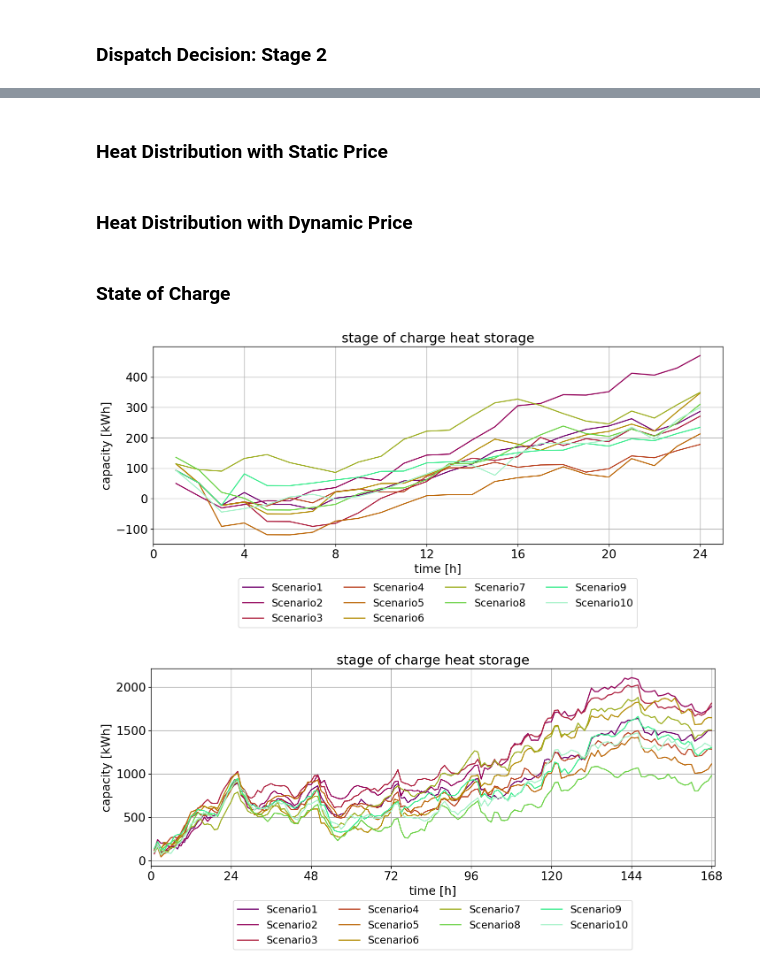
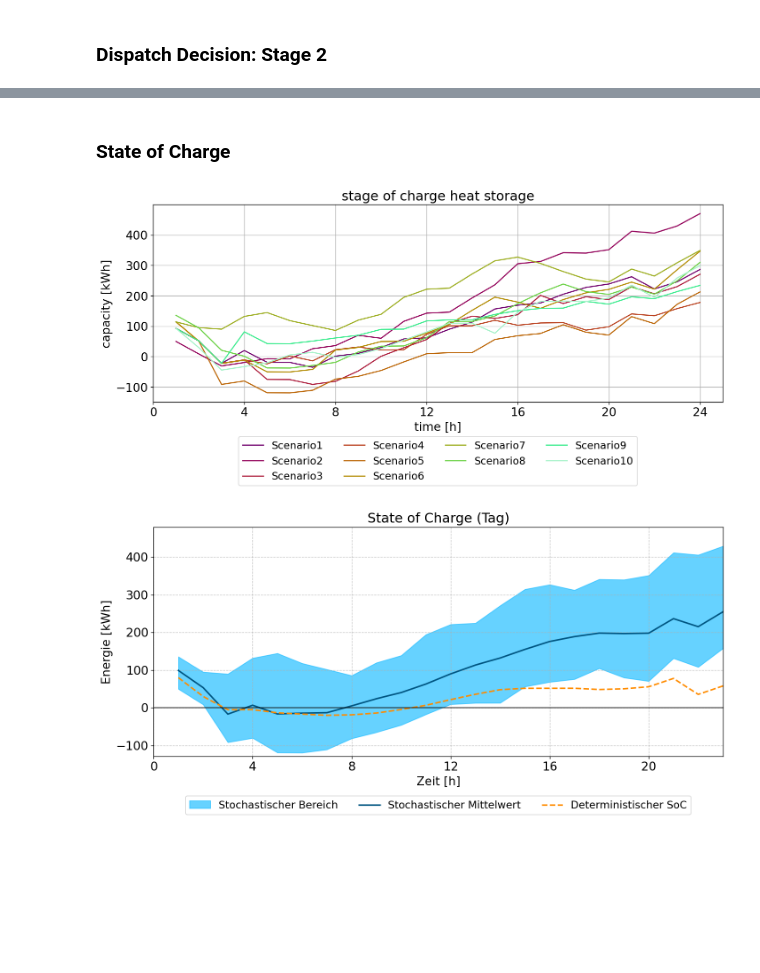
Before and after one commit to 0815Paul/SPMA, a Jupyter notebook: postprocessing/postprocessing.ipynb, the cells around one changed output, grey strips where cells are left out. Cells and saved outputs as stored; diff of their text form; code cells hidden in the pictures; blank space fills up the shorter version.

```diff
--- a/postprocessing/postprocessing.ipynb
+++ b/postprocessing/postprocessing.ipynb
@@ -1355,7 +1465,3 @@ plot_component_stacking_stochastic(
-# %% [markdown]
-### Heat Distribution with Static Price
-# %% [markdown]
-### Heat Distribution with Dynamic Price
 # %% [markdown]
 ### State of Charge
 # %%
@@ -1370,14 +1476,27 @@ plot_stage_of_charge(
     xtick_step=4,  # Schrittweite für die x-Achse (z.B. jede Stunde)
 )
 
-plot_stage_of_charge(
-    df=df_stochastic_week,
-    scenarios_to_plot=scenarios_to_plot,
-    title='stage of charge heat storage',
-    x_label='time [h]',
-    y_label='capacity [kWh]',
-    xtick_step=24,  # Schrittweite für die x-Achse (z.B. jede Stunde)
-)
+# plot_stage_of_charge(
+#     df=df_stochastic_week,
+#     scenarios_to_plot=scenarios_to_plot,
+#     title='stage of charge heat storage',
+#     x_label='time [h]',
+#     y_label='capacity [kWh]',
+#     xtick_step=24,  # Schrittweite für die x-Achse (z.B. jede Stunde)
+# )
 # %% [output]
 [figure]
-[figure, removed]
+# %%
+# Beispielaufruf der Funktion
+scenarios_to_plot = ['Scenario1', 'Scenario2', 'Scenario3', 'Scenario4', 'Scenario5', 'Scenario6', 'Scenario7', 'Scenario8', 'Scenario9', 'Scenario10']
+
+plot_state_of_charge_band(
+    df_stochastic_day,
+    scenarios_to_plot,
+    'State of Charge (Tag)',
+    'Zeit [h]',
+    'Energie [kWh]',
+    xtick_step=4
+)
+# %% [output]
+[figure, added]
```
Also changed, not shown: parts of 5 cells of this notebook.
